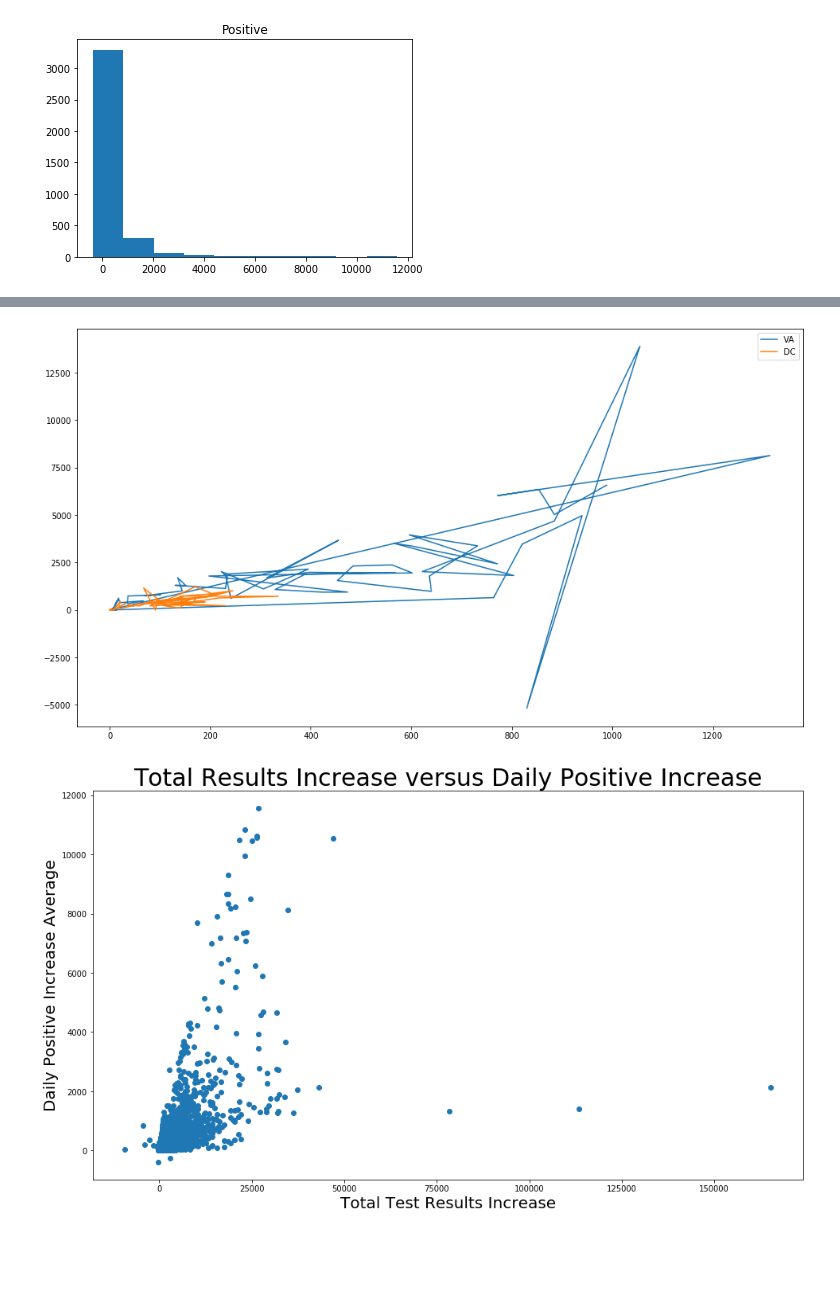
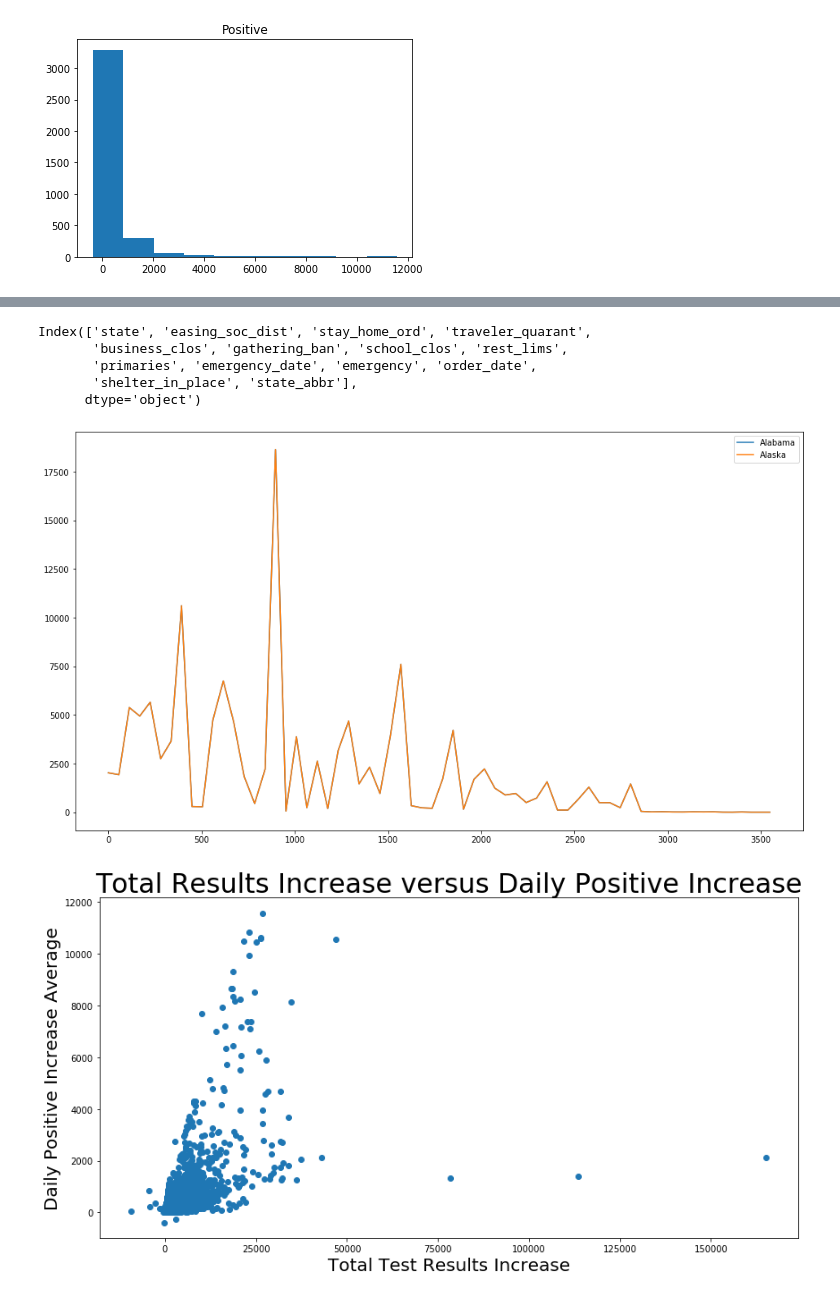
Before and after one commit to biborsz/COVID-social-distancing-sentiment-analysis, a Jupyter notebook: codes-ederlyn/EDA on covid-daily.ipynb, the cells around one changed output, grey strips where cells are left out. Saved outputs shown, nothing was run; the diff lists cells and outputs as text; code cells hidden in the pictures; blank space fills up the shorter version.

Commit message:
playing with eda graphs

```diff
--- a/codes-ederlyn/EDA on covid-daily.ipynb
+++ b/codes-ederlyn/EDA on covid-daily.ipynb
@@ -148,0 +334,8 @@ sns.distplot(daily[daily['state'] == 'DC']['positiveIncrease'],
+# %%
+state.columns
+# %% [output]
+Index(['state', 'easing_soc_dist', 'stay_home_ord', 'traveler_quarant',
+       'business_clos', 'gathering_ban', 'school_clos', 'rest_lims',
+       'primaries', 'emergency_date', 'emergency', 'order_date',
+       'shelter_in_place', 'state_abbr'],
+      dtype='object')
@@ -151,27 +348,27 @@ sns.distplot(daily[daily['state'] == 'DC']['positiveIncrease'],
 plt.figure(figsize=(16, 9))
 
 # Create line plot of GOOG volume over time.
-plt.plot(daily[daily['state'] == 'VA']['positiveIncrease'],
-         daily[daily['state'] == 'VA']['negativeIncrease'],
-         label = 'VA')
+plt.plot(daily[daily['state'] == 'AL']['totalTestResultsIncrease'],
+         #daily_inc[daily_inc['state'] == 'VA']['negativeIncrease'],
+         label = 'Alabama')
 
 # Create line plot of NKE volume over time.
-plt.plot(daily[daily['state'] == 'DC']['positiveIncrease'],
-         daily[daily['state'] == 'DC']['negativeIncrease'],
-         label = 'DC')
+plt.plot(daily[daily['state'] == 'AL']['totalTestResultsIncrease'],
+         #daily[daily['state'] == 'DC']['negativeIncrease'],
+         label = 'Alaska')
 
 plt.legend(loc = 'upper right');
 # %% [output]
-[figure, old version]
+[figure, new version]
 # %%
-plt.figure(figsize=(16, 9))
+plt.figure(figsize=(14, 7))
 
 # Create scatterplot of high prices versus volume.
 plt.scatter(daily['totalTestResultsIncrease'],
             daily['positiveIncrease']);
 
 plt.title("Total Results Increase versus Daily Positive Increase", fontsize = 30)
 plt.ylabel("Daily Positive Increase Average", fontsize = 20)
 plt.xlabel("Total Test Results Increase", fontsize = 20);
 # %% [output]
-[figure, old version]
+[figure, new version]
```
Also changed, not shown: parts of 31 cells of this notebook.
